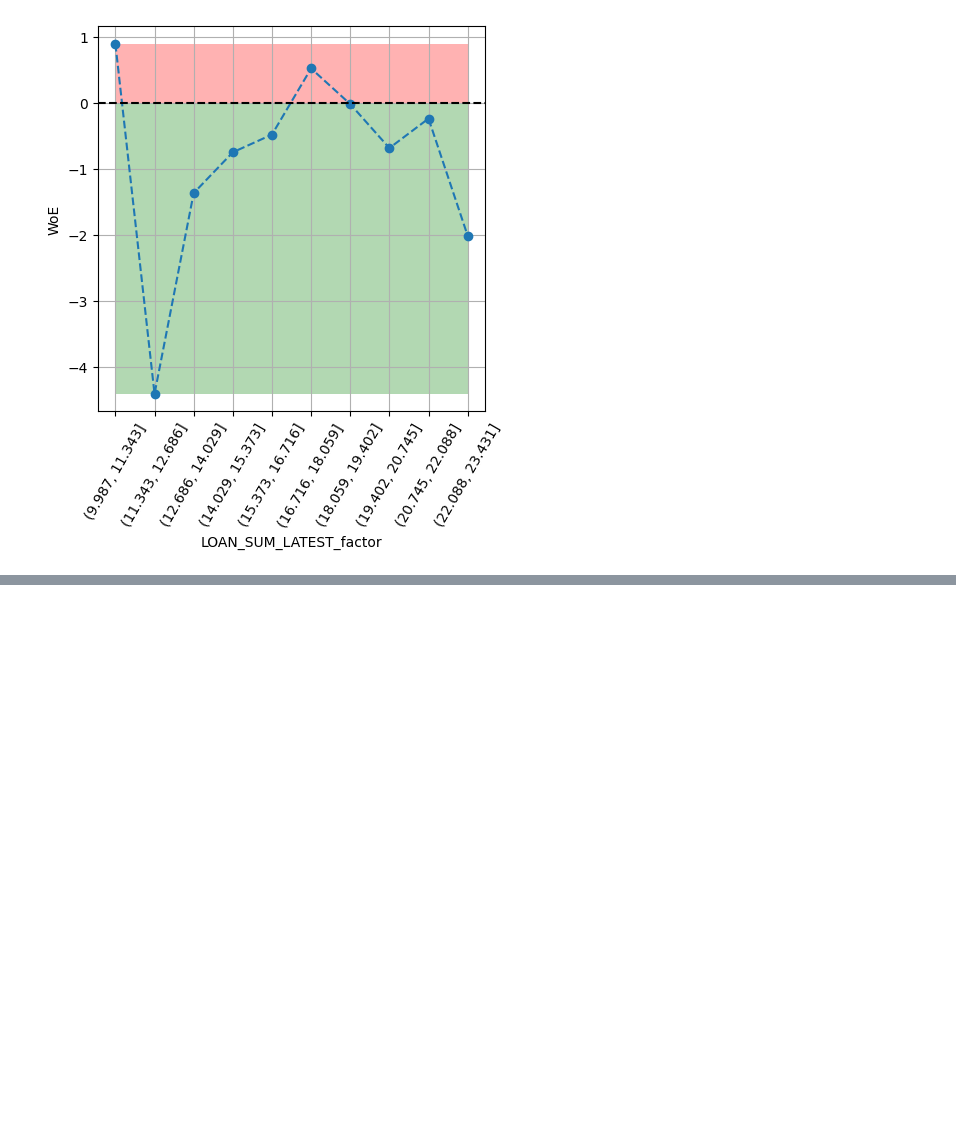
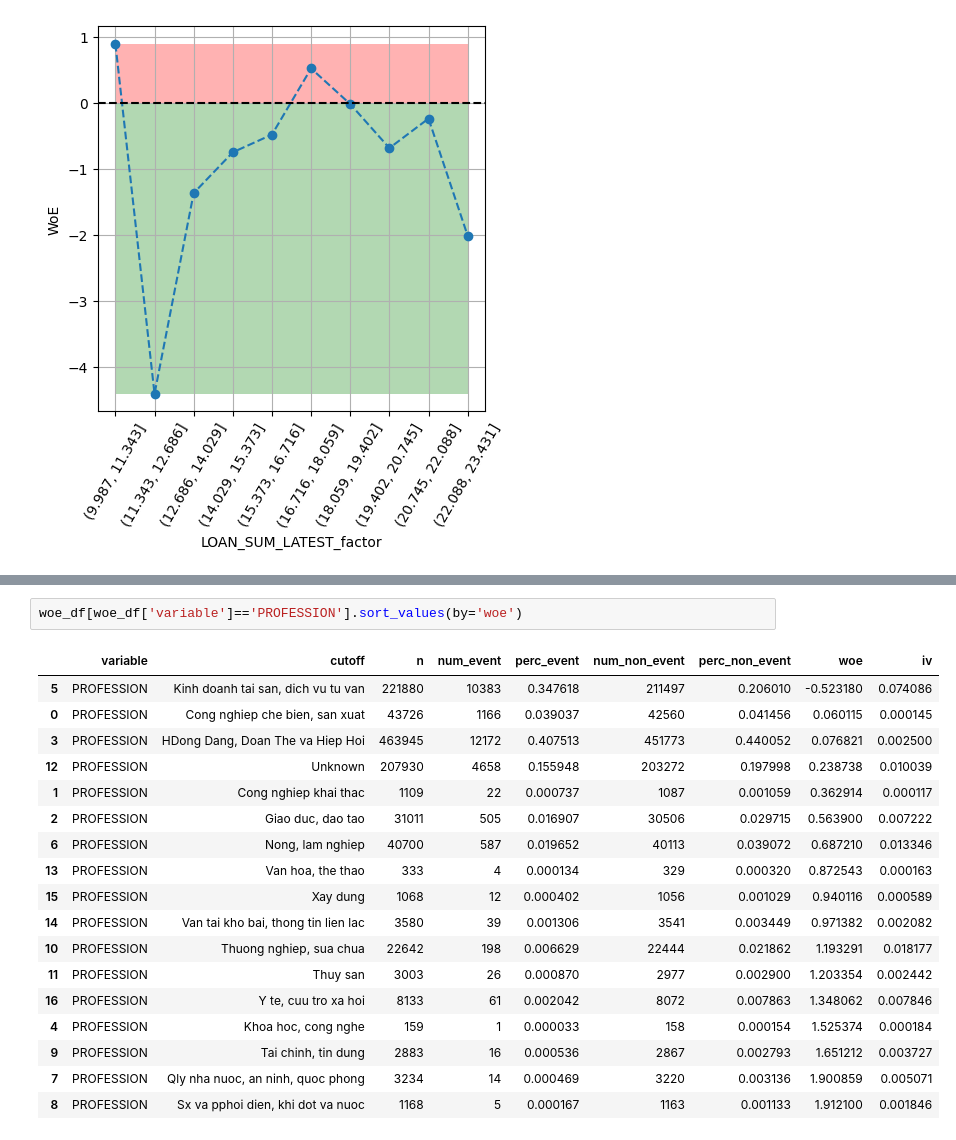
Before and after one commit to HuynhThanhQuan/feature-store, a Jupyter notebook: reactive_casa/deploy/notebook/binning2.ipynb, the cells around one changed output, grey strips where cells are left out. Drawn from its saved outputs; the diff is of its cells as text; blank space fills up the shorter version.

```diff
--- a/reactive_casa/deploy/notebook/binning2.ipynb
+++ b/reactive_casa/deploy/notebook/binning2.ipynb
@@ -590,0 +626,21 @@ plot_by_woe(woe_continous(X, 'LOAN_SUM_LATEST_factor', y))
+# %%
+woe_df[woe_df['variable']=='PROFESSION'].sort_values(by='woe')
+# %% [output]
+|  | variable | cutoff | n | num_event | perc_event | num_non_event | perc_non_event | woe | iv |
+| 5 | PROFESSION | Kinh doanh tai san, dich vu tu van | 221880 | 10383 | 0.347618 | 211497 | 0.206010 | -0.523180 | 0.074086 |
+| 0 | PROFESSION | Cong nghiep che bien, san xuat | 43726 | 1166 | 0.039037 | 42560 | 0.041456 | 0.060115 | 0.000145 |
+| 3 | PROFESSION | HDong Dang, Doan The va Hiep Hoi | 463945 | 12172 | 0.407513 | 451773 | 0.440052 | 0.076821 | 0.002500 |
+| 12 | PROFESSION | Unknown | 207930 | 4658 | 0.155948 | 203272 | 0.197998 | 0.238738 | 0.010039 |
+| 1 | PROFESSION | Cong nghiep khai thac | 1109 | 22 | 0.000737 | 1087 | 0.001059 | 0.362914 | 0.000117 |
+| 2 | PROFESSION | Giao duc, dao tao | 31011 | 505 | 0.016907 | 30506 | 0.029715 | 0.563900 | 0.007222 |
+| 6 | PROFESSION | Nong, lam nghiep | 40700 | 587 | 0.019652 | 40113 | 0.039072 | 0.687210 | 0.013346 |
+| 13 | PROFESSION | Van hoa, the thao | 333 | 4 | 0.000134 | 329 | 0.000320 | 0.872543 | 0.000163 |
+| 15 | PROFESSION | Xay dung | 1068 | 12 | 0.000402 | 1056 | 0.001029 | 0.940116 | 0.000589 |
+| 14 | PROFESSION | Van tai kho bai, thong tin lien lac | 3580 | 39 | 0.001306 | 3541 | 0.003449 | 0.971382 | 0.002082 |
+| 10 | PROFESSION | Thuong nghiep, sua chua | 22642 | 198 | 0.006629 | 22444 | 0.021862 | 1.193291 | 0.018177 |
+| 11 | PROFESSION | Thuy san | 3003 | 26 | 0.000870 | 2977 | 0.002900 | 1.203354 | 0.002442 |
+| 16 | PROFESSION | Y te, cuu tro xa hoi | 8133 | 61 | 0.002042 | 8072 | 0.007863 | 1.348062 | 0.007846 |
+| 4 | PROFESSION | Khoa hoc, cong nghe | 159 | 1 | 0.000033 | 158 | 0.000154 | 1.525374 | 0.000184 |
+| 9 | PROFESSION | Tai chinh, tin dung | 2883 | 16 | 0.000536 | 2867 | 0.002793 | 1.651212 | 0.003727 |
+| 7 | PROFESSION | Qly nha nuoc, an ninh, quoc phong | 3234 | 14 | 0.000469 | 3220 | 0.003136 | 1.900859 | 0.005071 |
+| 8 | PROFESSION | Sx va pphoi dien, khi dot va nuoc | 1168 | 5 | 0.000167 | 1163 | 0.001133 | 1.912100 | 0.001846 |
```
Also changed, not shown: parts of 21 cells of this notebook, 19 other files.
